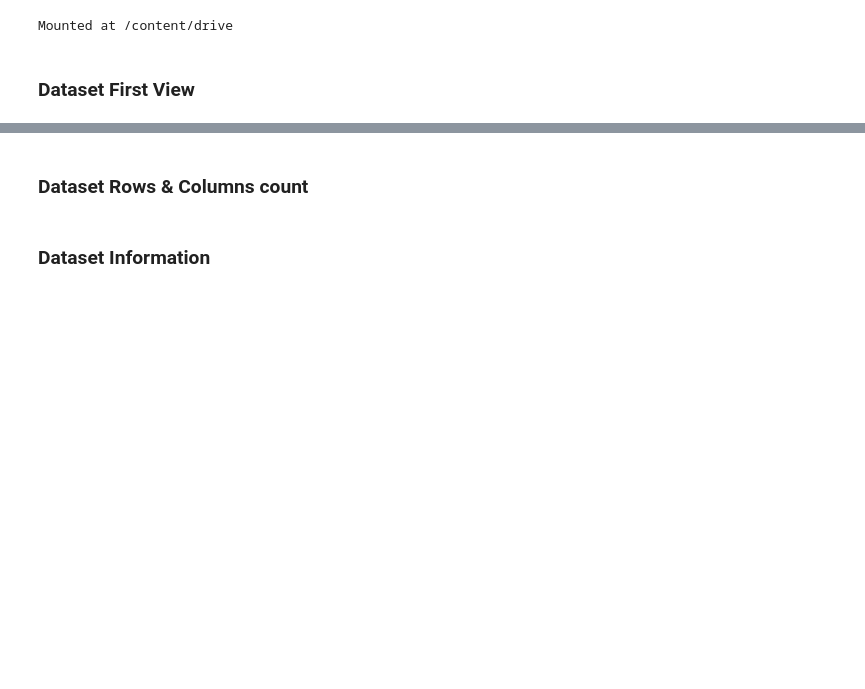
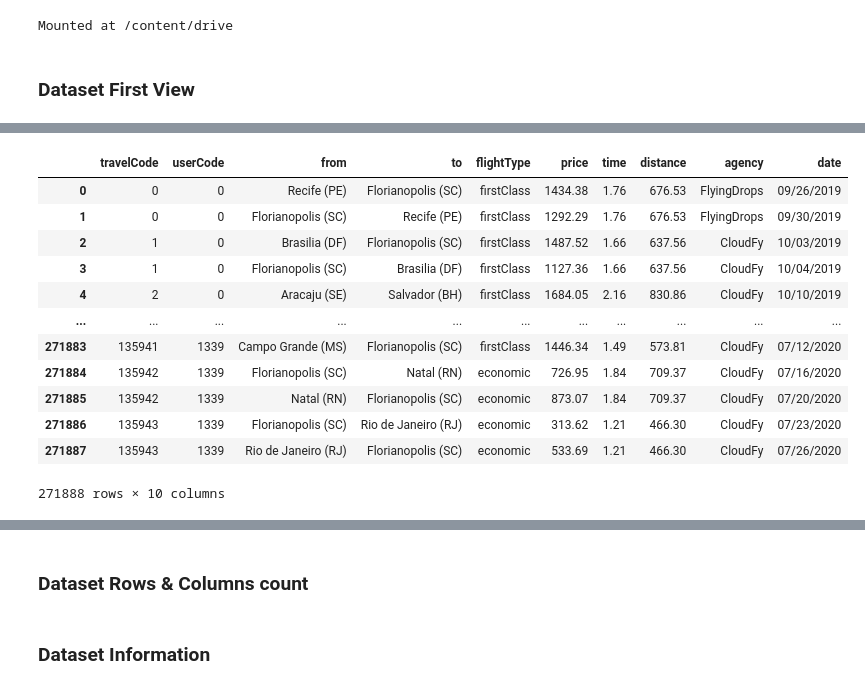
Before and after one commit to amol004/Voyage-Analytics-Integrating-MLOps-in-Travel, a Jupyter notebook: Capstone_Project_Productionization_of_ML_Systems.ipynb, the cells around one changed output, grey strips where cells are left out. Drawn from its saved outputs; the diff is of its cells as text; code cells hidden in the pictures; blank space fills up the shorter version.

```diff
--- a/Capstone_Project_Productionization_of_ML_Systems.ipynb
+++ b/Capstone_Project_Productionization_of_ML_Systems.ipynb
@@ -146,0 +144,20 @@ flights = pd.read_csv(url, encoding='latin1')
+# %%
+
+# Importing flights dataset
+
+flights = pd.read_csv("/content/drive/MyDrive/travel_capstone/flights.csv", encoding='latin1')
+flights
+# %% [output]
+|  | travelCode | userCode | from | to | flightType | price | time | distance | agency | date |
+| 0 | 0 | 0 | Recife (PE) | Florianopolis (SC) | firstClass | 1434.38 | 1.76 | 676.53 | FlyingDrops | 09/26/2019 |
+| 1 | 0 | 0 | Florianopolis (SC) | Recife (PE) | firstClass | 1292.29 | 1.76 | 676.53 | FlyingDrops | 09/30/2019 |
+| 2 | 1 | 0 | Brasilia (DF) | Florianopolis (SC) | firstClass | 1487.52 | 1.66 | 637.56 | CloudFy | 10/03/2019 |
+| 3 | 1 | 0 | Florianopolis (SC) | Brasilia (DF) | firstClass | 1127.36 | 1.66 | 637.56 | CloudFy | 10/04/2019 |
+| 4 | 2 | 0 | Aracaju (SE) | Salvador (BH) | firstClass | 1684.05 | 2.16 | 830.86 | CloudFy | 10/10/2019 |
+| ... | ... | ... | ... | ... | ... | ... | ... | ... | ... | ... |
+| 271883 | 135941 | 1339 | Campo Grande (MS) | Florianopolis (SC) | firstClass | 1446.34 | 1.49 | 573.81 | CloudFy | 07/12/2020 |
+| 271884 | 135942 | 1339 | Florianopolis (SC) | Natal (RN) | economic | 726.95 | 1.84 | 709.37 | CloudFy | 07/16/2020 |
+| 271885 | 135942 | 1339 | Natal (RN) | Florianopolis (SC) | economic | 873.07 | 1.84 | 709.37 | CloudFy | 07/20/2020 |
+| 271886 | 135943 | 1339 | Florianopolis (SC) | Rio de Janeiro (RJ) | economic | 313.62 | 1.21 | 466.30 | CloudFy | 07/23/2020 |
+| 271887 | 135943 | 1339 | Rio de Janeiro (RJ) | Florianopolis (SC) | economic | 533.69 | 1.21 | 466.30 | CloudFy | 07/26/2020 |
+271888 rows × 10 columns
```
Also changed, not shown: parts of 8 cells of this notebook.
